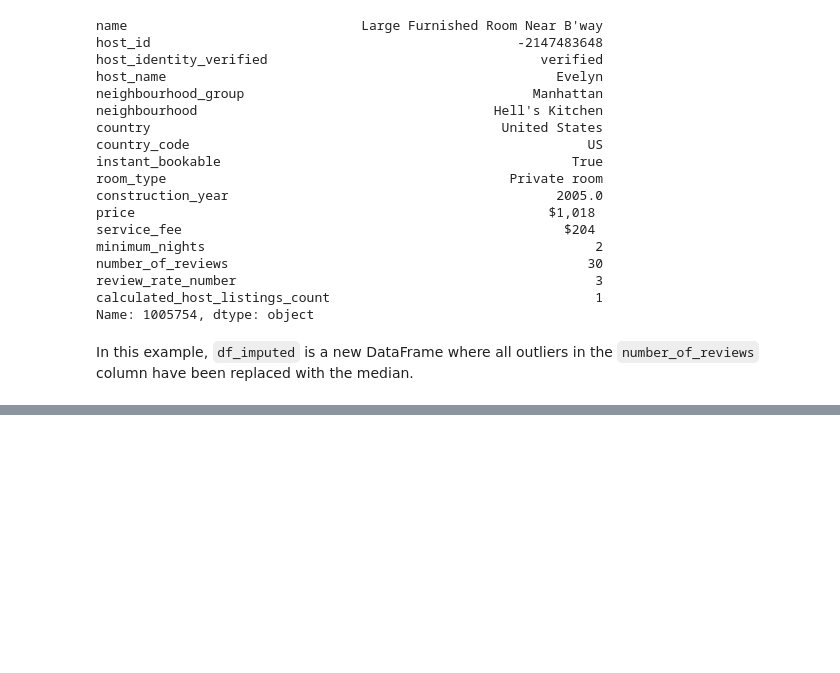
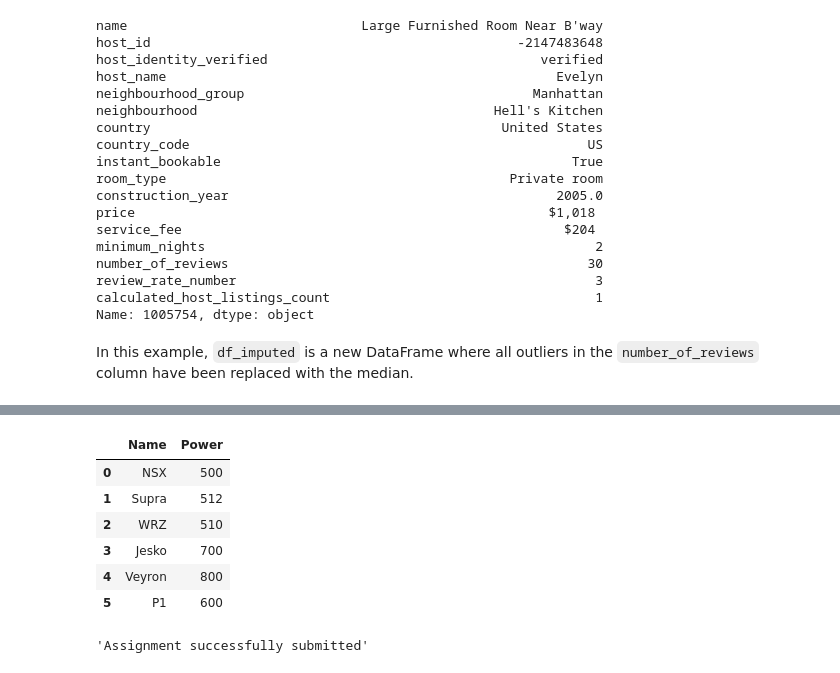
Before and after one commit to byrocuy/REA-AI_Mastery, a Jupyter notebook: week-1/session-2/00_pandas.ipynb, the cells around one changed output, grey strips where cells are left out. Cells and saved outputs as stored; diff of their text form; code cells hidden in the pictures; blank space fills up the shorter version.

```diff
--- a/week-1/session-2/00_pandas.ipynb
+++ b/week-1/session-2/00_pandas.ipynb
@@ -1721,0 +1768,40 @@ In this example, `df_imputed` is a new DataFrame where all outliers in the `numb
+# %%
+# @title #### 01. Replace Characters in string
+from rggrader import submit
+import pandas as pd
+
+cars = {
+    'Name': ['NSX', 'Supra', 'WRZ', 'Jesko', 'Veyron', 'P1'],
+    'Power': ['500HP', '512HP', '510HP', '700HP', '800HP', '600HP'],
+}
+cars_df = pd.DataFrame(cars)
+
+# TODO: Replace 'HP' character in 'Power' column with '' (empty string)
+# Put your code here:
+cars_df['Power'] = cars_df['Power'].str.replace('HP', '')
+display(cars_df)
+
+# ---- End of your code ----
+
+# Submit Method
+assignment_id = "00_pandas"
+question_id = "01_replace-characters-in-string"
+submit(student_id, name, assignment_id, cars_df.to_string(), question_id)
+
+# Expected Output:
+#      Name Power
+# 0     NSX   500
+# 1   Supra   512
+# 2     WRZ   510
+# 3   Jesko   700
+# 4  Veyron   800
+# 5      P1   600
+# %% [output]
+|  | Name | Power |
+| 0 | NSX | 500 |
+| 1 | Supra | 512 |
+| 2 | WRZ | 510 |
+| 3 | Jesko | 700 |
+| 4 | Veyron | 800 |
+| 5 | P1 | 600 |
+'Assignment successfully submitted'
```
Also changed, not shown: parts of 3 cells of this notebook, 7 other files.
